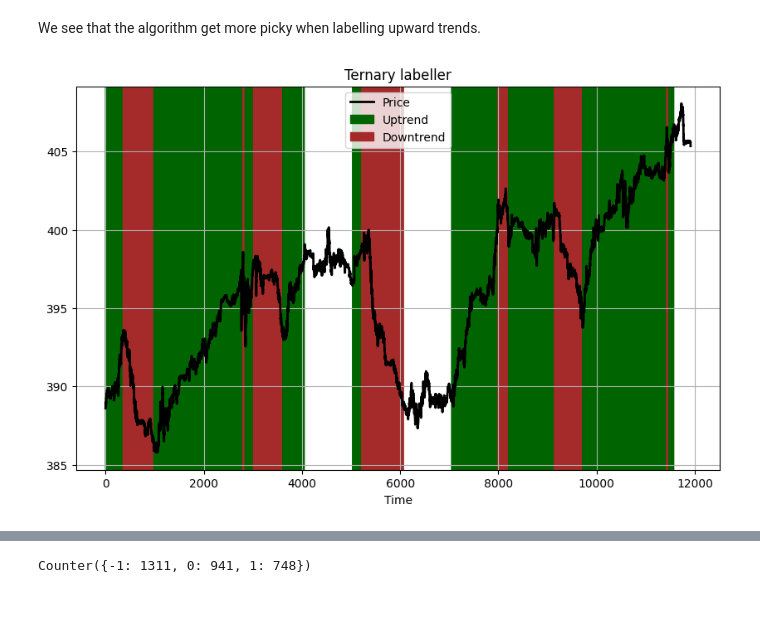
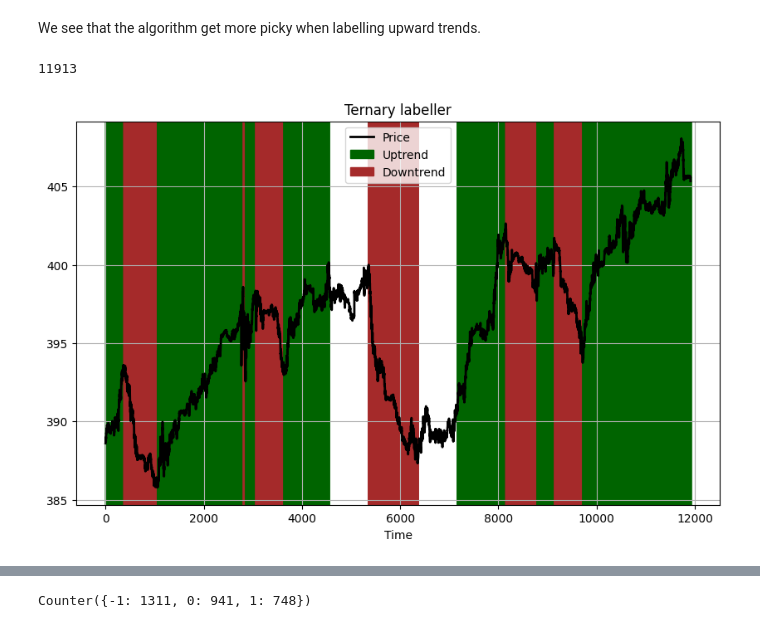
Before and after one commit to agpenas/tstrends, a Jupyter notebook: notebooks/labellers_catalog.ipynb, the cells around one changed output, grey strips where cells are left out. Drawn from its saved outputs; the diff is of its cells as text; code cells hidden in the pictures.

```diff
--- a/notebooks/labellers_catalog.ipynb
+++ b/notebooks/labellers_catalog.ipynb
@@ -97,2 +100,6 @@ plot_trend_labels(concatenated_closing_prices, labels, title=f"Ternary labeller"
 # %% [markdown]
 We see that the algorithm get more picky when labelling upward trends.
+# %%
+len(concatenated_closing_prices)
+# %% [output]
+11913
@@ -99,6 +284,6 @@ We see that the algorithm get more picky when labelling upward trends.
 # %%
-labeller = TernaryCTL(marginal_change_thres = 0.006, window_size = 1000)
+labeller = TernaryCTL(marginal_change_thres = 0.01, window_size = 800)
 labels = labeller.get_labels(concatenated_closing_prices)
 plot_trend_labels(concatenated_closing_prices, labels, title=f"Ternary labeller")
 # %% [output]
-[figure, old version]
+[figure, new version]
```
Also changed, not shown: parts of 9 cells of this notebook, 25 other files.
